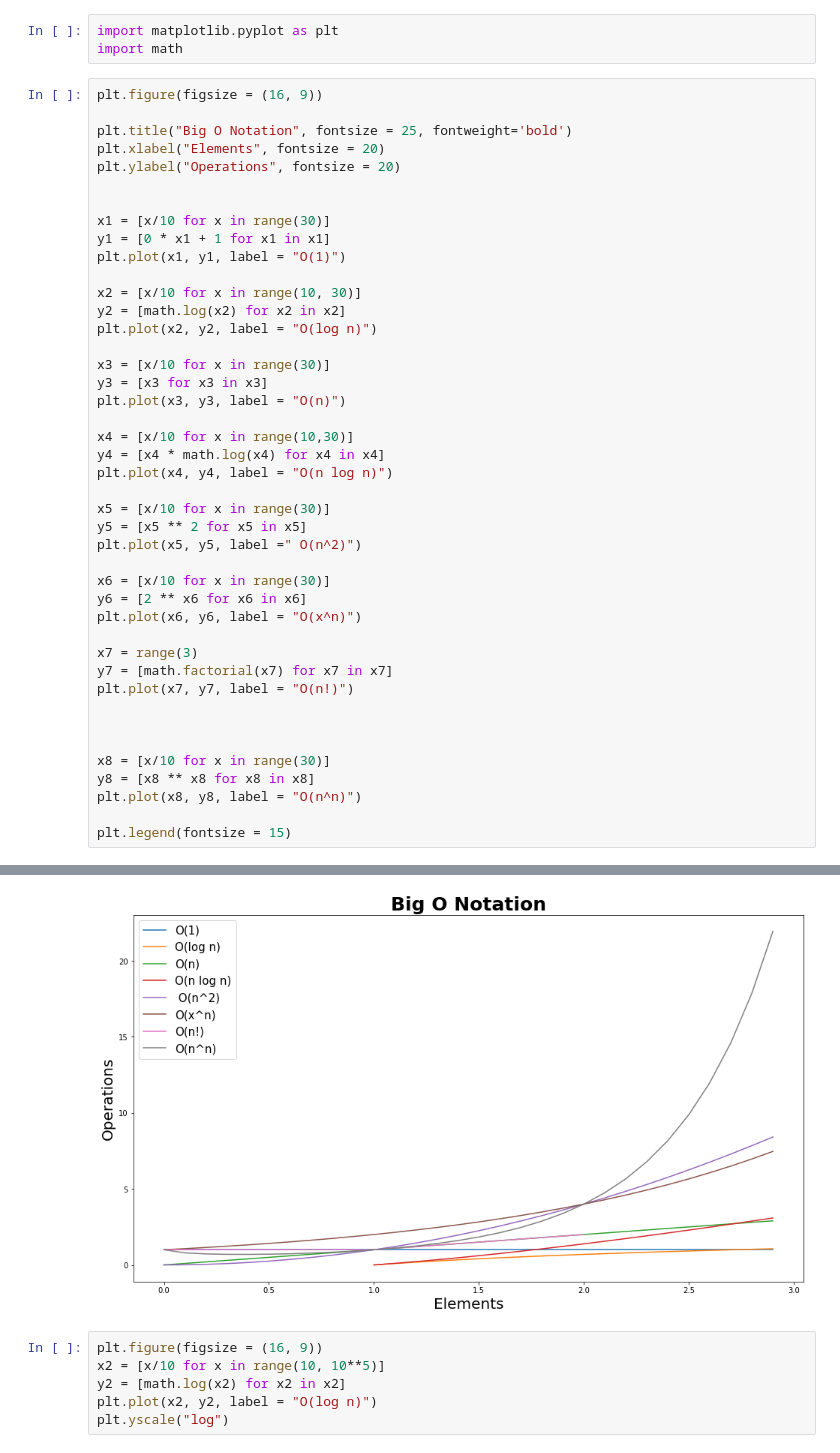
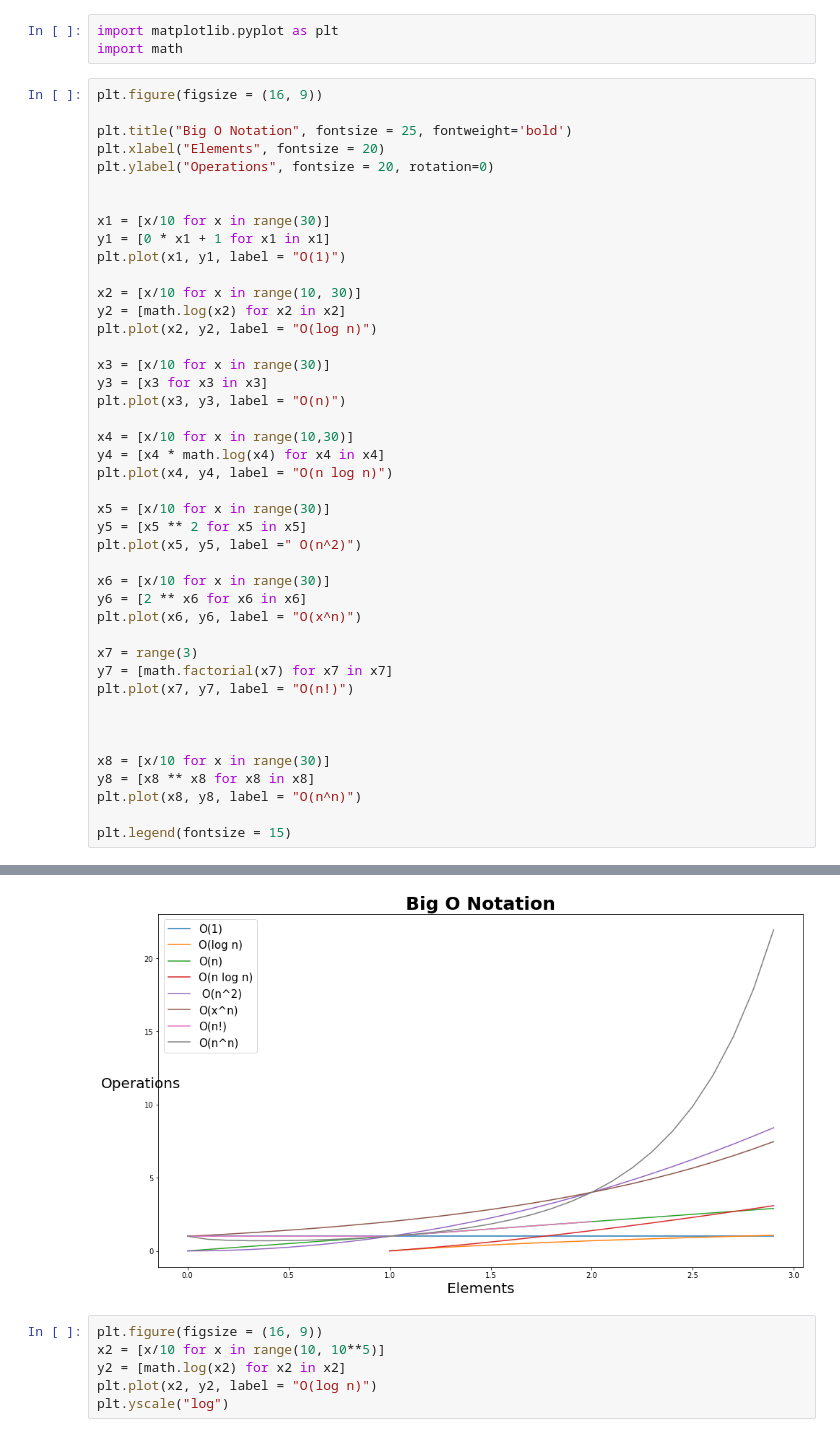
Before and after one commit to allenjiang666/python-exercises, a Jupyter notebook: big_o_notation.ipynb, the cells around one changed output, grey strips where cells are left out. Saved outputs shown, nothing was run; the diff lists cells and outputs as text.

```diff
--- a/big_o_notation.ipynb
+++ b/big_o_notation.ipynb
@@ -23,7 +23,7 @@ plt.figure(figsize = (16, 9))
 
 plt.title("Big O Notation", fontsize = 25, fontweight='bold')
 plt.xlabel("Elements", fontsize = 20)
-plt.ylabel("Operations", fontsize = 20)
+plt.ylabel("Operations", fontsize = 20, rotation=0)
 
 
 x1 = [x/10 for x in range(30)]
@@ -36,34 +36,34 @@ plt.plot(x2, y2, label = "O(log n)")
 
 x3 = [x/10 for x in range(30)]
 y3 = [x3 for x3 in x3]
 plt.plot(x3, y3, label = "O(n)")
 
 x4 = [x/10 for x in range(10,30)]
 y4 = [x4 * math.log(x4) for x4 in x4]
 plt.plot(x4, y4, label = "O(n log n)")
 
 x5 = [x/10 for x in range(30)]
 y5 = [x5 ** 2 for x5 in x5]
 plt.plot(x5, y5, label =" O(n^2)")
 
 x6 = [x/10 for x in range(30)]
 y6 = [2 ** x6 for x6 in x6]
 plt.plot(x6, y6, label = "O(x^n)")
 
 x7 = range(3)
 y7 = [math.factorial(x7) for x7 in x7]
 plt.plot(x7, y7, label = "O(n!)")
 
 
 
 x8 = [x/10 for x in range(30)]
 y8 = [x8 ** x8 for x8 in x8]
 plt.plot(x8, y8, label = "O(n^n)")
 
 plt.legend(fontsize = 15)
 # %% [output]
 <matplotlib.legend.Legend at 0x...>
-[figure, old version]
+[figure, new version]
 # %%
 plt.figure(figsize = (16, 9))
 x2 = [x/10 for x in range(10, 10**5)]
```
Also changed, not shown: 4 other files.
